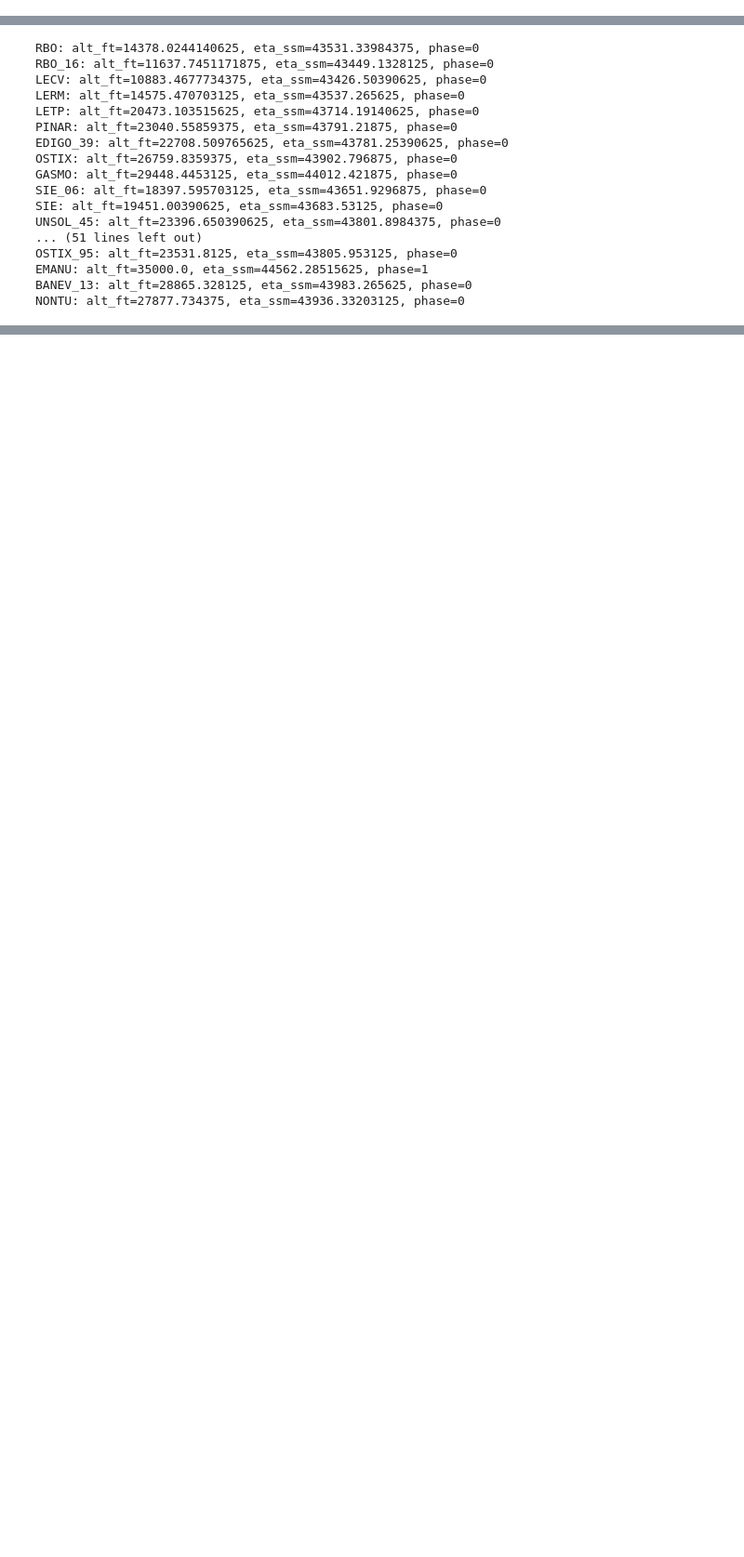
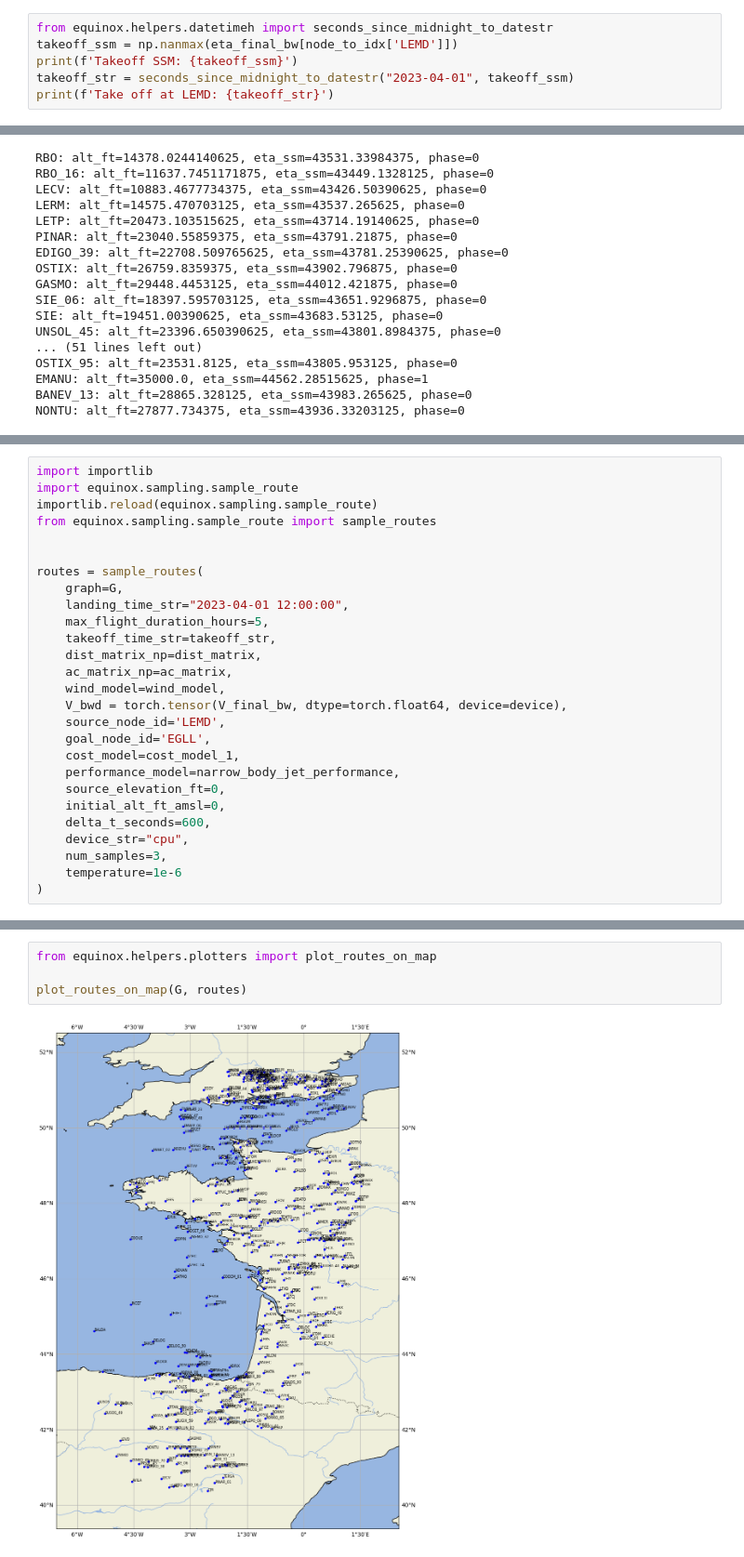
Before and after one commit to thinhhoang95/project-equinox, a Jupyter notebook: notebooks/dynamic_programming.ipynb, the cells around one changed output, grey strips where cells are left out. Shown at 93% size. Cells and saved outputs as stored; diff of their text form; blank space fills up the shorter version.

Commit message:
Synchronize the time bin range between the sampling and the dynamic programming process

```diff
--- a/notebooks/dynamic_programming.ipynb
+++ b/notebooks/dynamic_programming.ipynb
@@ -31,0 +97,6 @@ np.float64(-1490.6529012739747)
+# %%
+from equinox.helpers.datetimeh import seconds_since_midnight_to_datestr
+takeoff_ssm = np.nanmax(eta_final_bw[node_to_idx['LEMD']])
+print(f'Takeoff SSM: {takeoff_ssm}')
+takeoff_str = seconds_since_midnight_to_datestr("2023-04-01", takeoff_ssm)
+print(f'Take off at LEMD: {takeoff_str}')
@@ -180,0 +279,27 @@ NONTU: alt_ft=27877.734375, eta_ssm=43936.33203125, phase=0
+# %%
+import importlib
+import equinox.sampling.sample_route
+importlib.reload(equinox.sampling.sample_route)
+from equinox.sampling.sample_route import sample_routes
+
+
+routes = sample_routes(
+    graph=G,
+    landing_time_str="2023-04-01 12:00:00",
+    max_flight_duration_hours=5,
+    takeoff_time_str=takeoff_str,
+    dist_matrix_np=dist_matrix,
+    ac_matrix_np=ac_matrix,
+    wind_model=wind_model,
+    V_bwd = torch.tensor(V_final_bw, dtype=torch.float64, device=device),
+    source_node_id='LEMD',
+    goal_node_id='EGLL',
+    cost_model=cost_model_1,
+    performance_model=narrow_body_jet_performance,
+    source_elevation_ft=0,
+    initial_alt_ft_amsl=0,
+    delta_t_seconds=600,
+    device_str="cpu",
+    num_samples=3,
+    temperature=1e-6
+)
@@ -180,0 +313,6 @@ NONTU: alt_ft=27877.734375, eta_ssm=43936.33203125, phase=0
+# %%
+from equinox.helpers.plotters import plot_routes_on_map
+
+plot_routes_on_map(G, routes)
+# %% [output]
+[figure, added]
```
Also changed, not shown: parts of 17 cells of this notebook, 12 other files.
